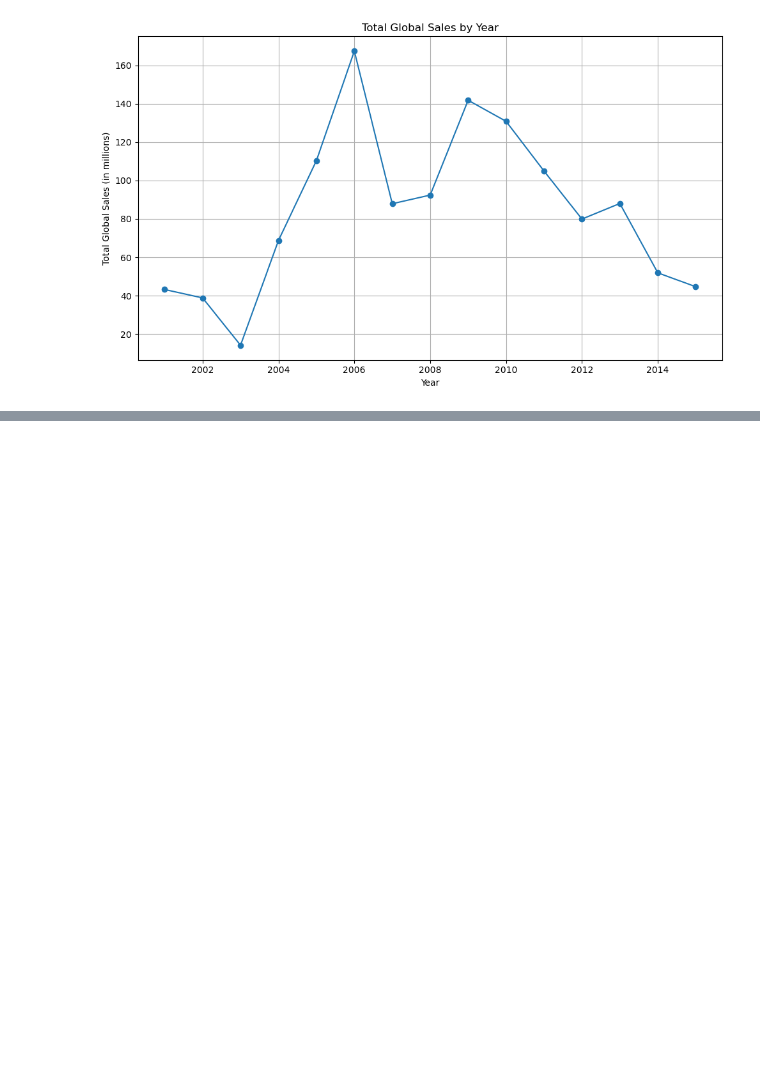
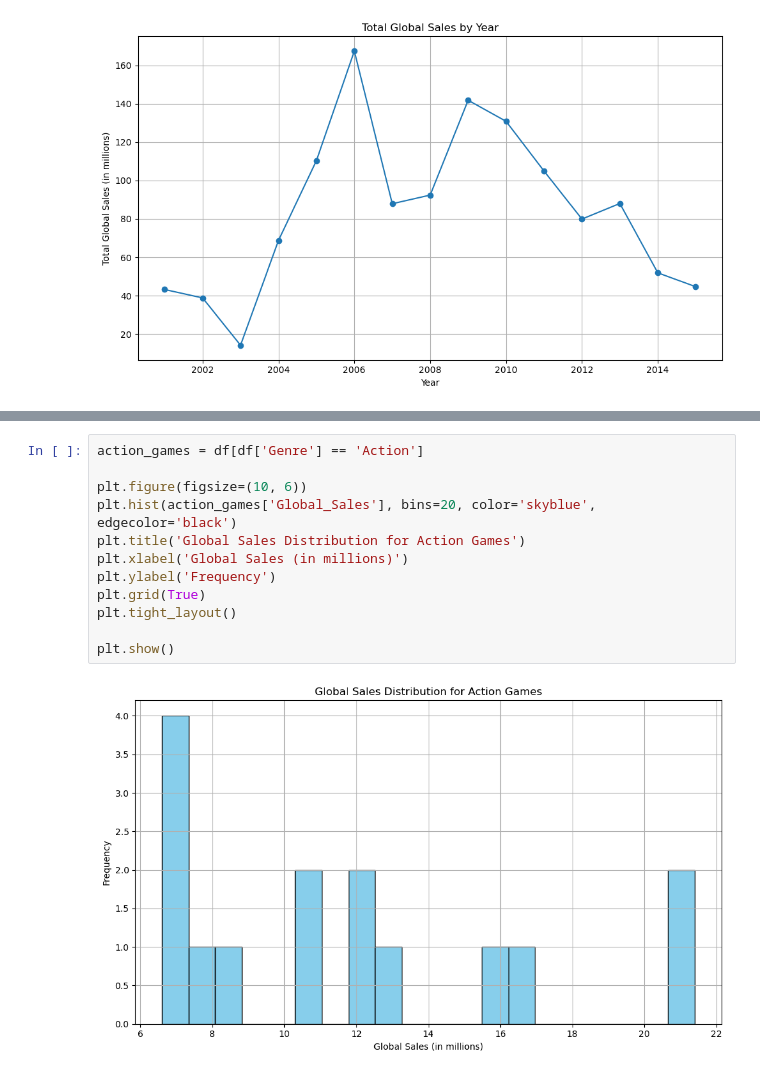
Before and after one commit to nyiakkih/Techdegree-Project-6, a Jupyter notebook: GraphingVideoGameSales.ipynb, the cells around one changed output, grey strips where cells are left out. Saved outputs shown, nothing was run; the diff lists cells and outputs as text; blank space fills up the shorter version.

Commit message:
Global Sales Distribution for Action Games Histogram Chart

```diff
--- a/GraphingVideoGameSales.ipynb
+++ b/GraphingVideoGameSales.ipynb
@@ -59,0 +70,14 @@ plt.show()
+# %%
+action_games = df[df['Genre'] == 'Action']
+
+plt.figure(figsize=(10, 6))
+plt.hist(action_games['Global_Sales'], bins=20, color='skyblue', edgecolor='black')
+plt.title('Global Sales Distribution for Action Games')
+plt.xlabel('Global Sales (in millions)')
+plt.ylabel('Frequency')
+plt.grid(True)
+plt.tight_layout()
+
+plt.show()
+# %% [output]
+[figure, added]
```
Also changed, not shown: parts of 1 cell of this notebook.
